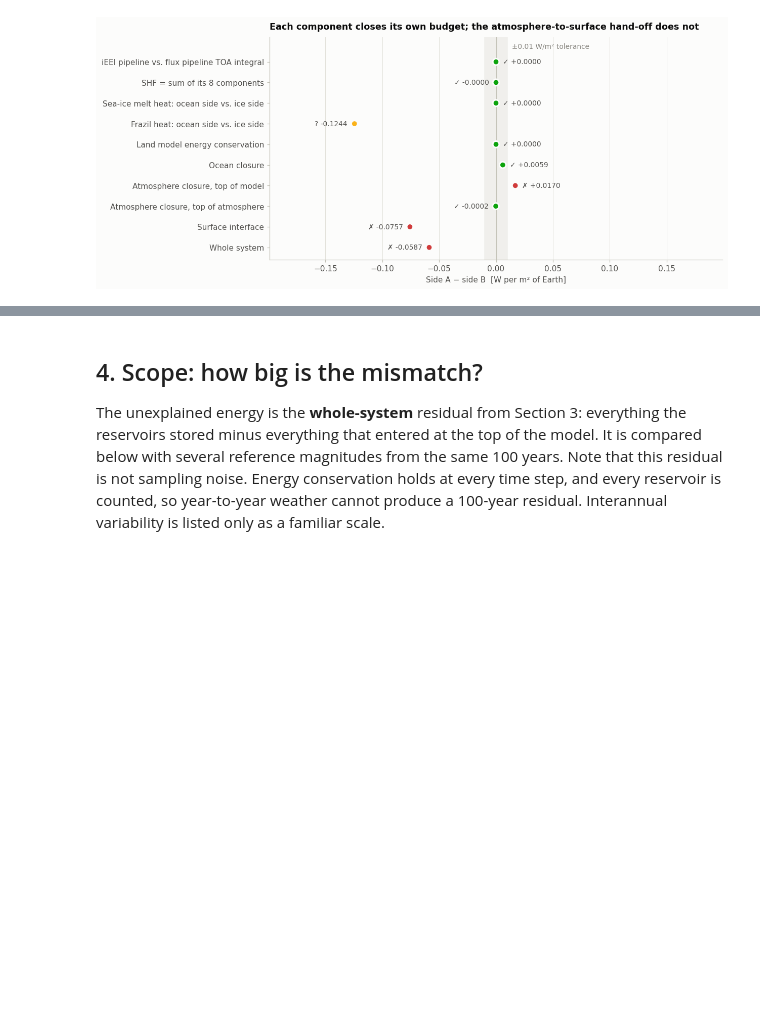
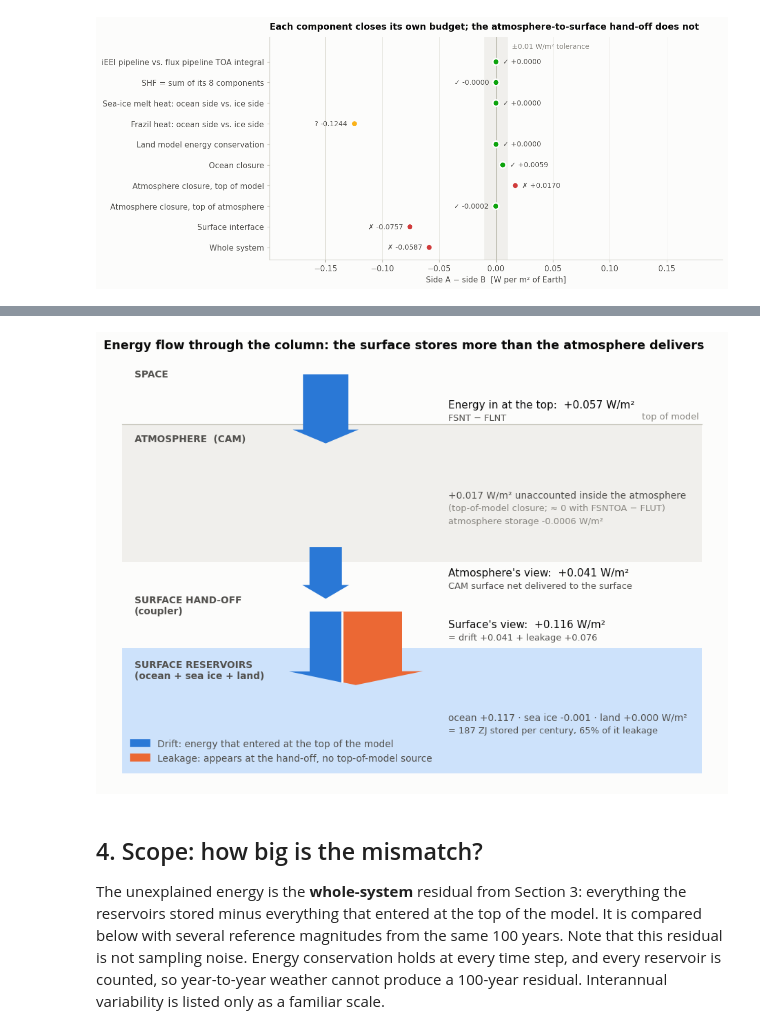
Before and after one commit to jshaw35/PRISM, a Jupyter notebook: ohc_ieei_rebuild/energy_budget_summary.ipynb, the cells around one changed output, grey strips where cells are left out. Cells and saved outputs as stored; diff of their text form; code cells hidden in the pictures; blank space fills up the shorter version.

Commit message:
added new diagram to show energy imbalance

```diff
--- a/ohc_ieei_rebuild/energy_budget_summary.ipynb
+++ b/ohc_ieei_rebuild/energy_budget_summary.ipynb
@@ -355,3 +364,99 @@ plt.show()
+# %%
+
+# ENERGY_FLOW_SCHEMATIC
+from matplotlib.patches import FancyArrow, Patch, Rectangle
+
+toa = r["toa_model"]                       # FSNT - FLNT
+atm_view = r["sfc"]                        # CAM surface net: the atmosphere's view of the hand-off
+sfc_view = r["ocn"] + r["ice"] + r["land"]  # what the surface reservoirs store: the surface's view
+drift, leak = atm_view, sfc_view - atm_view
+atm_residual = toa - atm_view - r["atm"]
+
+SCALE = 1.5 / max(toa, sfc_view)  # diagram width units per W/m^2
+GAP = 0.06                        # surface gap between the two side-by-side arrows
+
+fig, ax = plt.subplots(figsize=(10.5, 7.4))
+ax.set_xlim(0, 10)
+ax.set_ylim(0, 10)
+ax.axis("off")
+
+# Context fills (not data): atmosphere and surface reservoirs.
+ax.add_patch(Rectangle((0.3, 5.2), 9.4, 3.2, facecolor=NEUTRAL, edgecolor="none", zorder=0))
+ax.add_patch(Rectangle((0.3, 0.3), 9.4, 2.9, facecolor="#cde2fb", edgecolor="none", zorder=0))
+ax.plot([0.3, 9.7], [8.4, 8.4], color=AXIS, lw=0.8)
+ax.text(9.65, 8.47, "top of model", ha="right", va="bottom", color=MUTED, fontsize=8.5)
+for y, label in [(9.55, "SPACE"), (8.05, "ATMOSPHERE  (CAM)"), (4.2, "SURFACE HAND-OFF\n(coupler)"),
+                 (2.7, "SURFACE RESERVOIRS\n(ocean + sea ice + land)")]:
+    ax.text(0.5, y, label, color=INK2, fontsize=9, fontweight="bold", va="center")
+
+
+def flow_arrow(x, y_from, y_to, value, color):
+    w = value * SCALE
+    ax.add_patch(FancyArrow(x, y_from, 0, y_to - y_from, width=w, head_width=w * 1.45, head_length=0.32,
+                            length_includes_head=True, color=color, linewidth=0, zorder=3))
+    return w
+
+
+X = 3.6
+w_toa = flow_arrow(X, 9.55, 7.95, toa, BLUE)
+w_atm = flow_arrow(X, 5.55, 4.35, atm_view, BLUE)
+
+
+def split_arrow(x_left, y_from, y_to, parts, head_length=0.32, head_over=0.45):
+    """One downward arrow whose shaft and head are divided into colored parts, side by side,
+    separated by a surface-colored gap -- the parts add up to the arrow's total."""
+    from matplotlib.patches import Polygon
+    widths = [v * SCALE for v, _ in parts]
+    total = sum(widths)
+    x_right, xc = x_left + total, x_left + total / 2
+    y_head = y_to + head_length
+    xl, xr = x_left - head_over * total / 2, x_right + head_over * total / 2
+    edges, x = [x_left], x_left
+    for w in widths:
+        x += w
+        edges.append(x)
+    for (_, color), a, b in zip(parts, edges[:-1], edges[1:]):
+        ax.add_patch(Rectangle((a, y_head), b - a, y_from - y_head, facecolor=color, edgecolor="none", zorder=3))
+        # the slice of the head triangle between x = a' and x = b' (outer parts extend to the head's corners)
+        a2 = xl if a == x_left else a
+        b2 = xr if b == x_right else b
+        def y_on_head(xq):
+            return y_head + (y_to - y_head) * ((xq - xl) / (xc - xl) if xq <= xc else (xr - xq) / (xr - xc))
+        poly = [(a2, y_head), (b2, y_head), (b2, y_on_head(b2))]
+        if a2 < xc < b2:
+            poly.append((xc, y_to))
+        poly.append((a2, y_on_head(a2)))
+        ax.add_patch(Polygon(poly, closed=True, facecolor=color, edgecolor="none", zorder=3))
+    for e in edges[1:-1]:  # 2px surface gap between the parts
+        y_edge = y_head + (y_to - y_head) * ((e - xl) / (xc - xl) if e <= xc else (xr - e) / (xr - xc))
+        ax.plot([e, e], [y_from, y_edge], color=SURFACE, lw=2, zorder=4, solid_capstyle="butt")
+    return x_right
+
+
+x_right = split_arrow(X - drift * SCALE / 2, 4.05, 2.35, [(drift, BLUE), (leak, ORANGE)])
+
+LX = max(x_right + 0.75, X + w_toa / 2 + 1.0)  # text column, right of the widest arrow
+ax.text(LX, 8.85, f"Energy in at the top:  {toa:+.3f} W/m²", color=INK, fontsize=10, va="center")
+ax.text(LX, 8.55, "FSNT − FLNT", color=INK2, fontsize=8.5, va="center")
+ax.text(LX, 6.75, f"{atm_residual:+.3f} W/m² unaccounted inside the atmosphere", color=INK2, fontsize=9, va="center")
+ax.text(LX, 6.45, "(top-of-model closure; ≈ 0 with FSNTOA − FLUT)", color=MUTED, fontsize=8.5, va="center")
+ax.text(LX, 6.15, f"atmosphere storage {r['atm']:+.4f} W/m²", color=MUTED, fontsize=8.5, va="center")
+ax.text(LX, 4.95, f"Atmosphere's view:  {atm_view:+.3f} W/m²", color=INK, fontsize=10, va="center")
+ax.text(LX, 4.65, "CAM surface net delivered to the surface", color=INK2, fontsize=8.5, va="center")
+ax.text(LX, 3.75, f"Surface's view:  {sfc_view:+.3f} W/m²", color=INK, fontsize=10, va="center")
+ax.text(LX, 3.45, f"= drift {drift:+.3f} + leakage {leak:+.3f}", color=INK2, fontsize=8.5, va="center")
+ax.text(LX, 1.6, f"ocean {r['ocn']:+.3f} · sea ice {r['ice']:+.3f} · land {r['land']:+.3f} W/m²",
+        color=INK2, fontsize=9, va="center")
+ax.text(LX, 1.3, f"= {sfc_view * EARTH * CENTURY_S / ZJ:.0f} ZJ stored per century, "
+        f"{100 * leak / sfc_view:.0f}% of it leakage", color=INK2, fontsize=8.5, va="center")
+
+ax.legend(handles=[Patch(color=BLUE, label="Drift: energy that entered at the top of the model"),
+                   Patch(color=ORANGE, label="Leakage: appears at the hand-off, no top-of-model source")],
+          loc="lower left", bbox_to_anchor=(0.03, 0.035), fontsize=9)
+ax.set_title("Energy flow through the column: the surface stores more than the atmosphere delivers", pad=6)
+plt.show()
+# %% [output]
+[figure, added]
 # %% [markdown]
 ## 4. Scope: how big is the mismatch?
 
```
Also changed, not shown: parts of 1 cell of this notebook.
